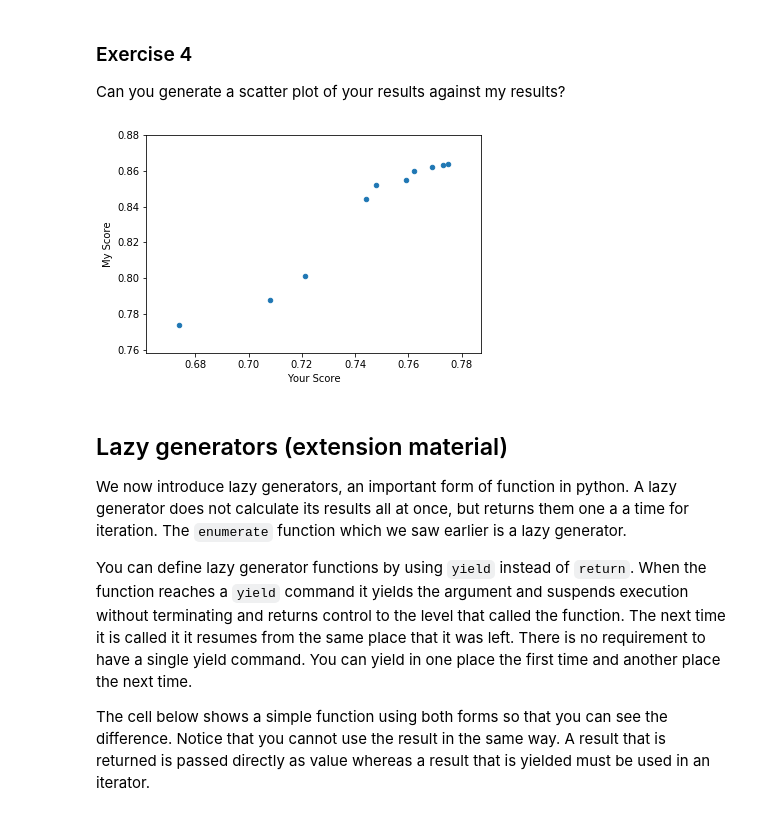
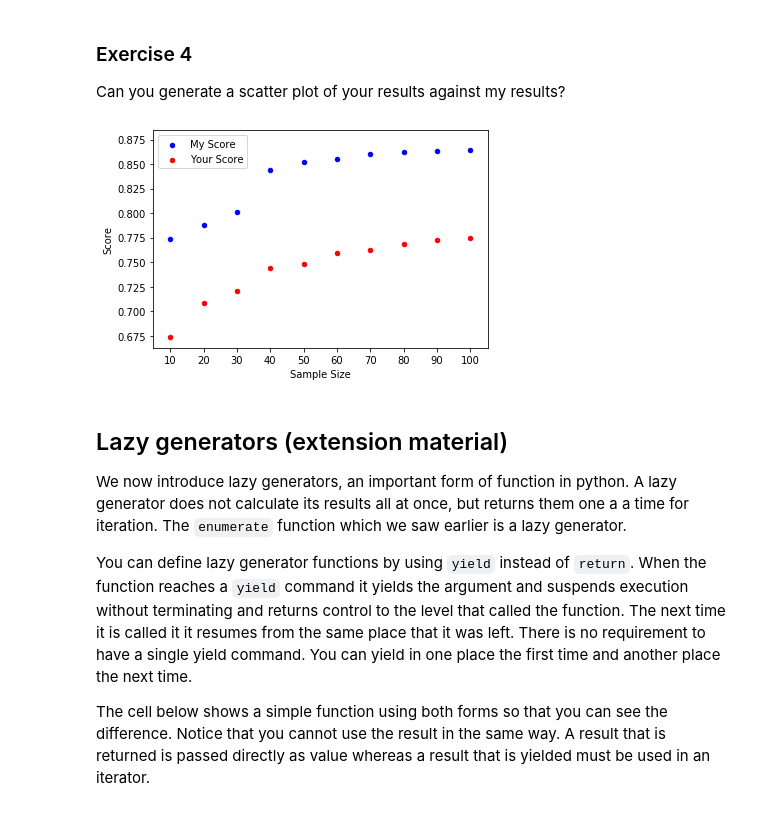
Before and after one commit to dderek-01/nlp-labs, a Jupyter notebook: Week1Labs/Lab_1_3.ipynb, the cells around one changed output. Cells and saved outputs as stored; diff of their text form; code cells hidden in the pictures.

```diff
--- a/Week1Labs/Lab_1_3.ipynb
+++ b/Week1Labs/Lab_1_3.ipynb
@@ -367,10 +367,14 @@ ax.set_ylim(0.6,0.9)
 # %% [markdown]
 ### Exercise 4
 Can you generate a scatter plot of your results against my results?
-# %%
-ax2 = df.plot.scatter(x='Your Score', y='My Score')
-# %% [output]
-[figure, removed]
+# %%
+import matplotlib.ticker as plticker
+ax = df.plot.scatter(x="Sample Size", y="My Score", color="b", label="My Score")
+df.plot.scatter(x="Sample Size", y="Your Score", color="r", label="Your Score", ax=ax)
+ax.set_ylabel('Score')
+ax.xaxis.set_major_locator(plticker.MultipleLocator(10))
+# %% [output]
+[figure, added]
 # %% [markdown]
 ## Lazy generators (extension material)
 We now introduce lazy generators, an important form of function in python. A lazy generator does not calculate its results all at once, but returns them one a a time for iteration. The `enumerate` function which we saw earlier is a lazy generator.
```
Also changed, not shown: 1 other file.
